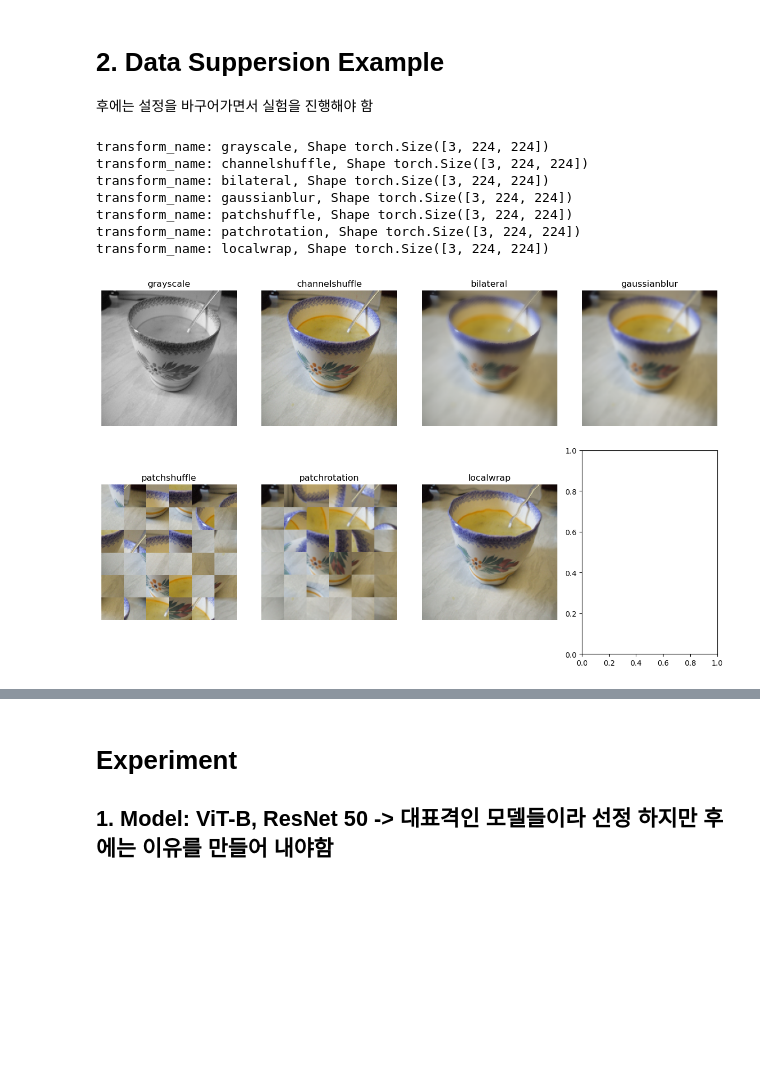
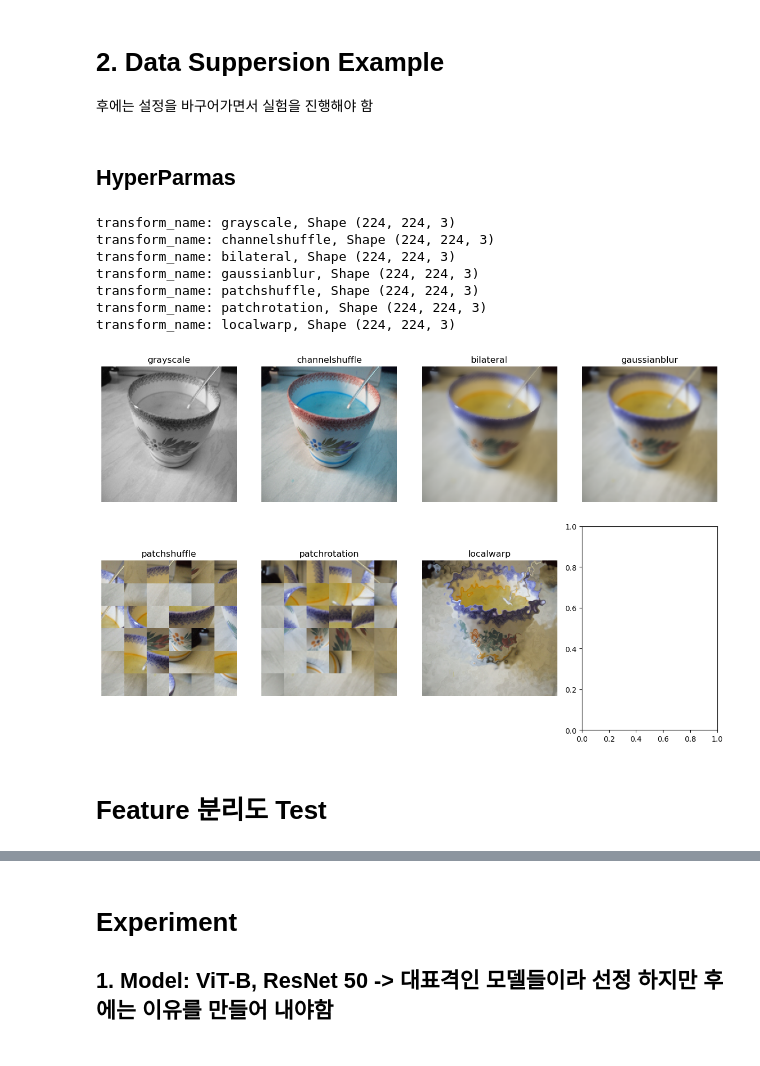
Before and after one commit to sdsdsdsdaf/Feature-Reliance, a Jupyter notebook: PoC_test.ipynb, the cells around one changed output, grey strips where cells are left out. Cells and saved outputs as stored; diff of their text form; code cells hidden in the pictures; blank space fills up the shorter version.

```diff
--- a/PoC_test.ipynb
+++ b/PoC_test.ipynb
@@ -195,3 +195,5 @@ tensor([[[0.4850]],
 # 2. Data Suppersion Example
 
 후에는 설정을 바구어가면서 실험을 진행해야 함
+# %% [markdown]
+## HyperParmas
@@ -207,62 +234,56 @@ transform_names = [
     "bilateral",
     "gaussianblur",
     "patchshuffle",
     "patchrotation",
     "localwarp"
 ]
 
 imagenet_1k_val_no_transform = ImageNetValFlatDataset("Data", transform=None)
 image, label = imagenet_1k_val_no_transform[3]
 
 fig, axes = plt.subplots(2, 4, figsize=(12, 8))
 axes = axes.flatten()
 
 for ax, transform_name in zip(axes, transform_names):
 
     resized_transform_name = "resizecrop_" + transform_name
     t = get_transform(
         train_augmentations=resized_transform_name,
         p=1.0,
-        resize_size=224,
-        gray_alpha=1.0,
-        bilateral_d=11,
-        sigma_color=170,
-        sigma_space=75,
-        gaussian_k=11,
-        gaussian_sigma=2.0,
-        nlmeans_h=20,
-        template_window_size=11,
-        search_window_size=11,
-        grid_size=6,
-        alpha_localwarp = 20.0,
-        sigma_localwarp = 5.0,
+        resize_size=RESIZE_IMG_SIZE,
+        gray_alpha=gray_alpha,
+        bilateral_d=bilateral_d,
+        sigma_color=sigma_color,
+        sigma_space=sigma_space,
+        gaussian_k=gaussian_k,
+        gaussian_sigma=gaussian_sigma,
+        nlmeans_h=nlmeans_h,
+        template_window_size=template_window_size,
+        search_window_size=search_window_size,
+        grid_size=grid_size,
+        alpha_localwarp = alpha_localwarp,
+        sigma_localwarp = sigma_localwarp,
         split="train",
-
-        mean=mean,
-        std=std
+        normalize=False
     )
-    img_t:torch.Tensor = t(image.copy())
-
-    print(f"transform_name: {transform_name}, Shape {img_t.size()}")
-
-    img_t = img_t.float().cpu()
-    img_t = img_t * std + mean
-    img_t = img_t.clamp(0, 1)
-    img_t = img_t.permute(1, 2, 0)
+    img_t:np.ndarray = t(image.copy())
+    print(f"transform_name: {transform_name}, Shape {img_t.shape}")
 
     ax.imshow(img_t)
     ax.set_title(transform_name)
     ax.axis("off")
     ax.set_aspect('equal')
 
 plt.tight_layout()
 plt.show()
 # %% [output]
-transform_name: grayscale, Shape torch.Size([3, 224, 224])
-transform_name: channelshuffle, Shape torch.Size([3, 224, 224])
-transform_name: bilateral, Shape torch.Size([3, 224, 224])
-transform_name: gaussianblur, Shape torch.Size([3, 224, 224])
-transform_name: patchshuffle, Shape torch.Size([3, 224, 224])
-transform_name: patchrotation, Shape torch.Size([3, 224, 224])
-transform_name: localwrap, Shape torch.Size([3, 224, 224])
+transform_name: grayscale, Shape (224, 224, 3)
+transform_name: channelshuffle, Shape (224, 224, 3)
+transform_name: bilateral, Shape (224, 224, 3)
+transform_name: gaussianblur, Shape (224, 224, 3)
+transform_name: patchshuffle, Shape (224, 224, 3)
+transform_name: patchrotation, Shape (224, 224, 3)
+transform_name: localwarp, Shape (224, 224, 3)
-[figure, old version]
+[figure, new version]
+# %% [markdown]
+# Feature 분리도 Test
```
Also changed, not shown: parts of 29 cells of this notebook, 5 other files.
